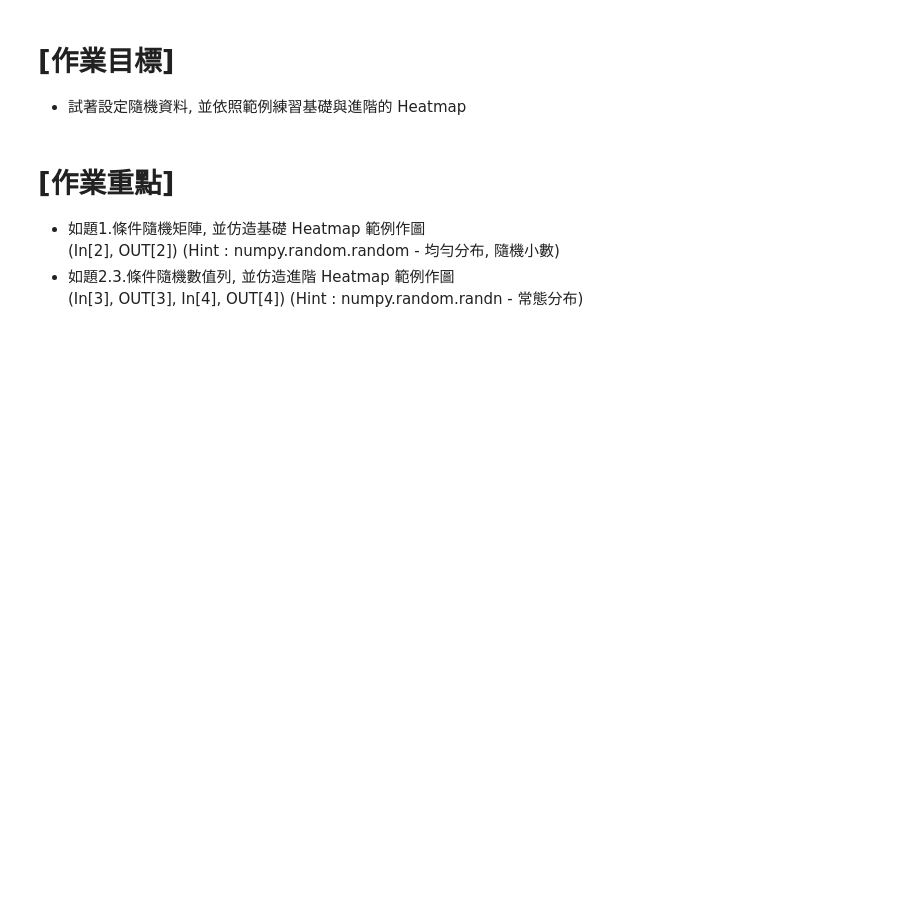
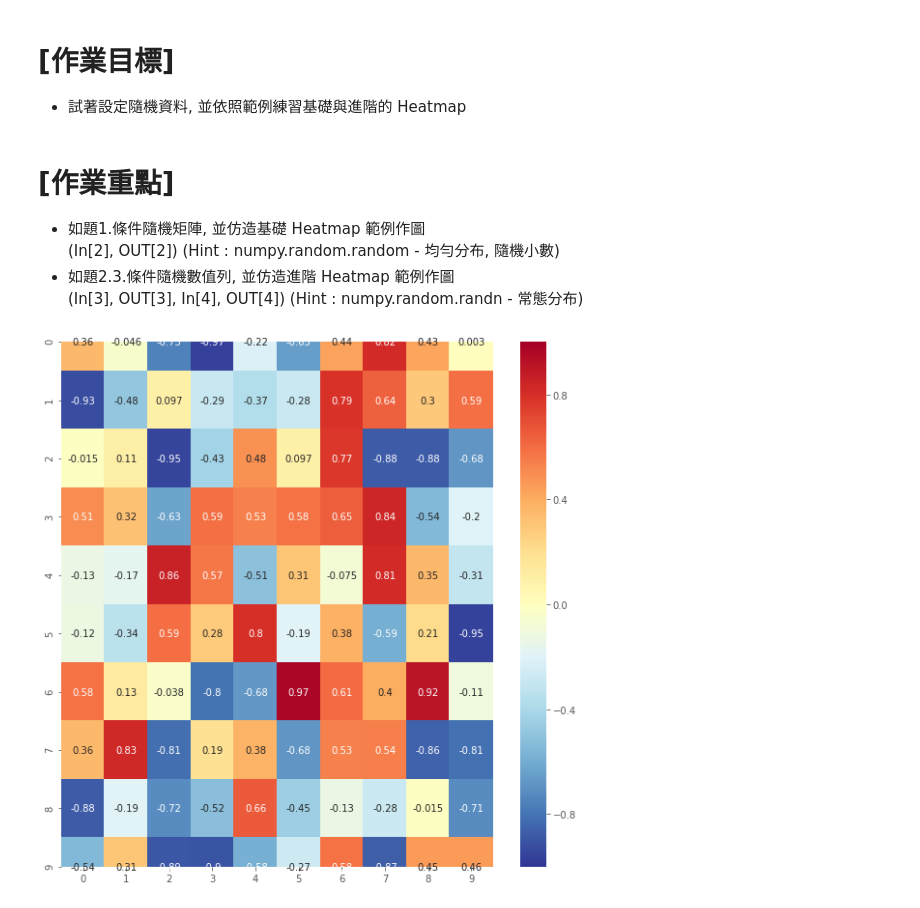
Before and after one commit to amonre1008/4th-ML100Days, a Jupyter notebook: homework/Day_020_HW.ipynb, the cells around one changed output. Cells and saved outputs as stored; diff of their text form; code cells hidden in the pictures; blank space fills up the shorter version.

```diff
--- a/homework/Day_020_HW.ipynb
+++ b/homework/Day_020_HW.ipynb
@@ -28,14 +28,16 @@ warnings.filterwarnings('ignore')
 # %%
 """
 Your Code Here
 """
-matrix =
+matrix = (np.random.random((10, 10)) - 0.5) *2
 plt.figure(figsize=(10,10))
 """
 Your Code Here
 """
-heatmap =
+heatmap = sns.heatmap(matrix, cmap=plt.cm.RdYlBu_r, vmin=-1., vmax=1., annot=True)
 plt.show()
+# %% [output]
+[figure, added]
 # %%
 nrow = 1000
 ncol = 3
```
Also changed, not shown: parts of 2 cells of this notebook.
